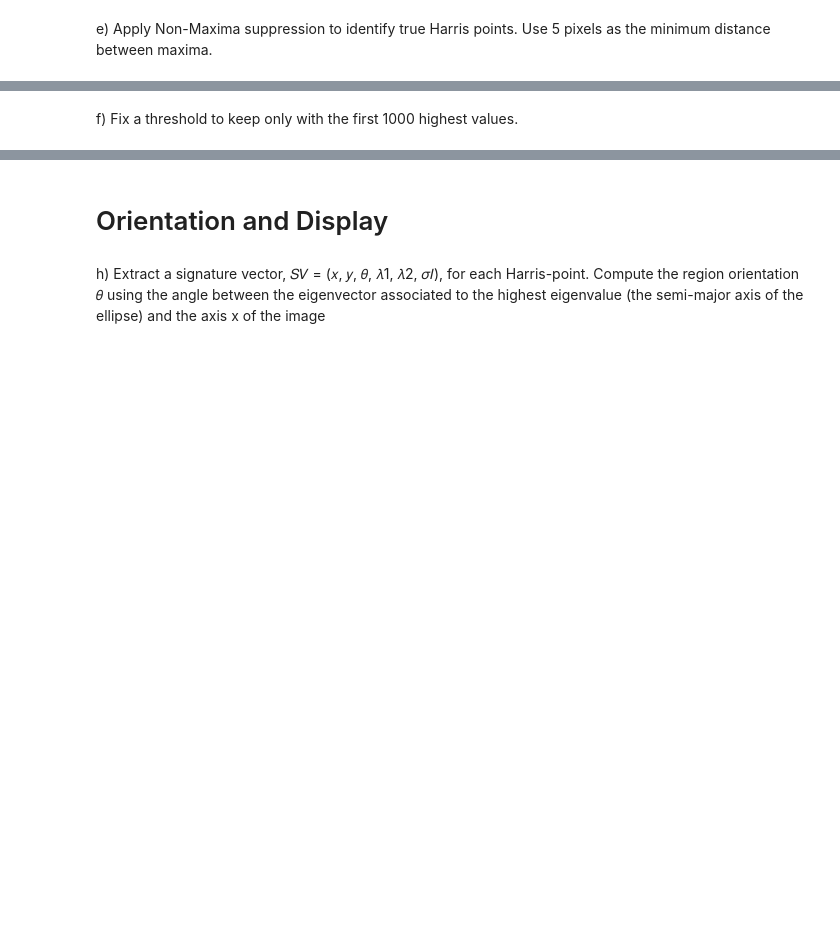
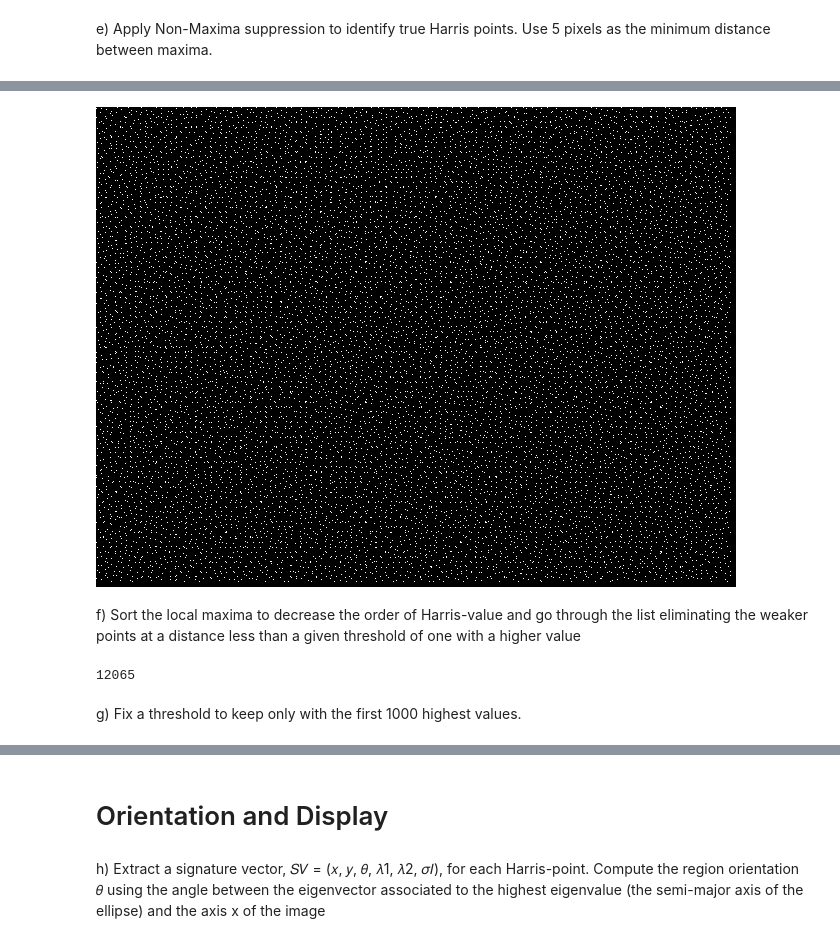
Before and after one commit to RoseSarlake/Computer-Vision, a Jupyter notebook: CV_Assignment2.ipynb, the cells around one changed output, grey strips where cells are left out. Cells and saved outputs as stored; diff of their text form; code cells hidden in the pictures; blank space fills up the shorter version.

```diff
--- a/CV_Assignment2.ipynb
+++ b/CV_Assignment2.ipynb
@@ -14,0 +246,46 @@ e) Apply Non-Maxima suppression to identify true Harris points. Use 5 pixels as
+# %%
+# Non-Maxima suppression is used to restrict the minimum distance between adjacent Harris locations
+# For example, if the mask size is 5*5, then in the 5*5 area, only one detected value can be stored
+
+
+# input value "feat" is the feature map, "size" is the size*size empty mask
+def My_harris_nonMax(feat,size):
+
+ # get the feature image size
+  height = feat.shape[0]
+  width = feat.shape[1]
+  # save the location of the detected point
+  points = []
+  # calculate the half size of mask size, which determine which pixel to start with
+  hs = int(np.floor(size/2))
+
+  # slide the mask into the feature image, with the step as same as mask size
+  # (because only one value need to be store in each block location, so do not need to slide on image pixel one by one)
+
+  for i in range(hs,width-hs-1,size):
+    for j in range(hs,height-hs-1,size):
+      # get the current block
+      block_cur = feat[j-hs:j+hs+1,i-hs:i+hs+1]
+      # call the My_harris_max function to find the max value of the current block
+      x, y, max = My_harris_max(block_cur)
+      # calculate the global location from the local location
+      col = i + x - hs
+      row = j + y - hs
+      # store the result in the prepared list
+      points.append((row, col, max))
+
+  return points
+# %%
+# call the function My_harris_nonMax, generate the location list
+point = My_harris_nonMax(feature,5)
+# generate a black image with the same size of the feature
+blk = np.zeros((feature.shape[0],feature.shape[1]),np.float32)
+# set the point in selected location as 255, which will show as white point in the image
+for i in range(len(point)):
+  blk[point[i][0],point[i][1]] = 255
+# show the result
+cv2_imshow(blk)
+# %% [output]
+[figure, added]
+# %% [markdown]
+f) Sort the local maxima to decrease the order of Harris-value and go through the list eliminating the weaker points at a distance less than a given threshold of one with a higher value
@@ -15,2 +313,7 @@ e) Apply Non-Maxima suppression to identify true Harris points. Use 5 pixels as
+# %%
+point_thre = My_harris_nonMax(feature,5)
+print(len(point_thre))
+# %% [output]
+12065
 # %% [markdown]
-f) Fix a threshold to keep only with the first 1000 highest values.
+g) Fix a threshold to keep only with the first 1000 highest values.
```
Also changed, not shown: parts of 23 cells of this notebook.
